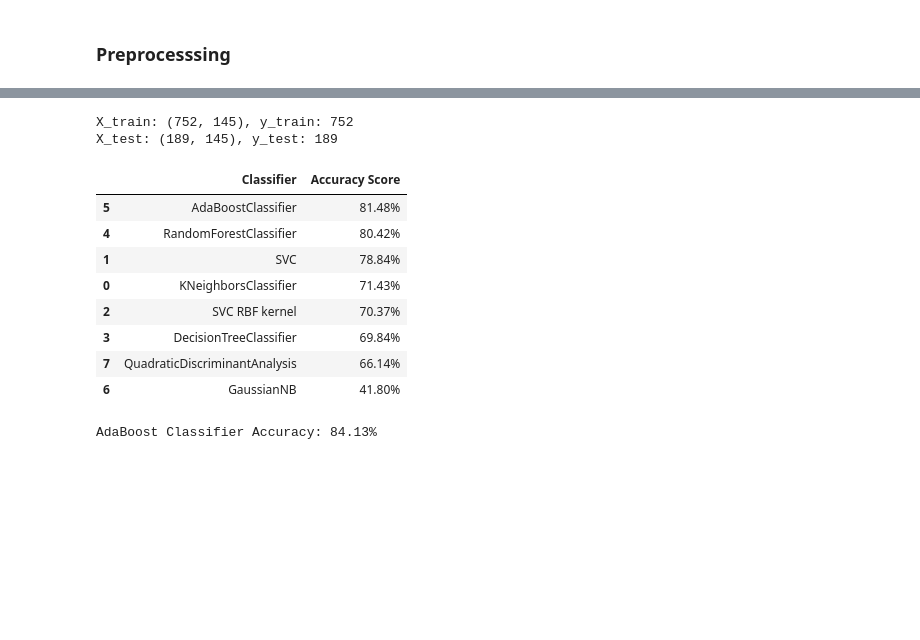
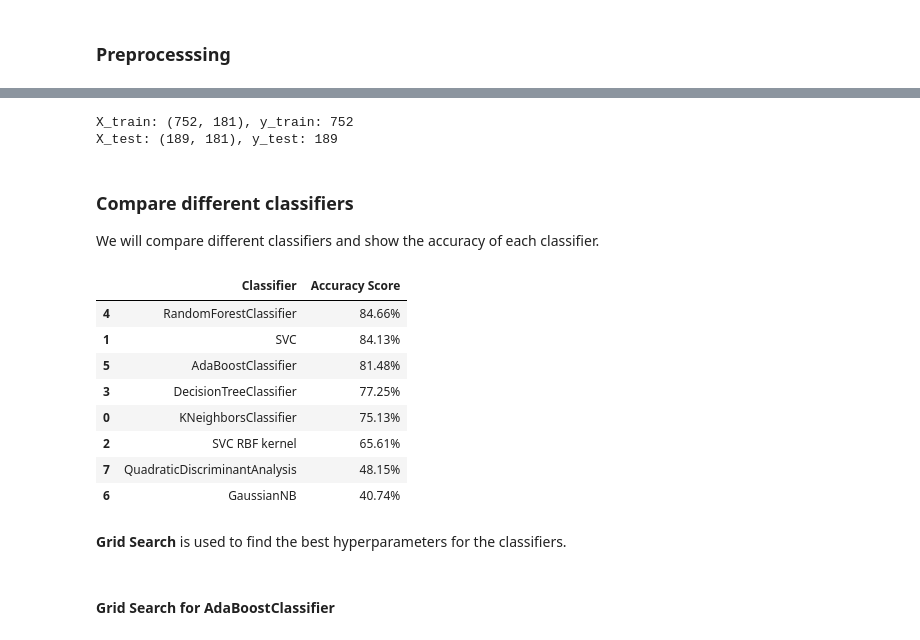
Before and after one commit to Shurtu-gal/heart-classification, a Jupyter notebook: heart_signal_classification.ipynb, the cells around one changed output, grey strips where cells are left out. Saved outputs shown, nothing was run; the diff lists cells and outputs as text; code cells hidden in the pictures; blank space fills up the shorter version.

```diff
--- a/heart_signal_classification.ipynb
+++ b/heart_signal_classification.ipynb
@@ -30,6 +34,6 @@ def load_data(data_dir):
     return data, np.array(sample_rate), np.array(labels)
 
 data, sample_rate, labels = load_data(data_dir)
-sample_rate = np.unique(sample_rate)[0]
+sample_rate = 4000
 print("Sample rate: ", sample_rate)
 # %% [output]
@@ -131,7 +116,7 @@ def extract_features(data, print_string="Extracting Features"):
     for audio in data:
         stft = np.abs(librosa.stft(audio))
         stft_features.append(np.mean(stft))
-        mfccs = np.mean(librosa.feature.mfcc(y=audio, sr=sample_rate, n_mfcc=4).T, axis=0)
+        mfccs = np.mean(librosa.feature.mfcc(y=audio, sr=sample_rate, n_mfcc=40).T, axis=0)
         mfcc_features.append(mfccs)
         mel_spectrogram = np.mean(librosa.feature.melspectrogram(y=audio, sr=sample_rate).T, axis=0)
         mel_spectrogram_features.append(mel_spectrogram)
@@ -139,7 +124,7 @@ def extract_features(data, print_string="Extracting Features"):
         chromagram_features.append(chromagram)
 
     print(f'{print_string} Done: STFT: {stft_features[0].shape}, MFCC: {mfcc_features[0].shape}, Mel Spectrogram: {mel_spectrogram_features[0].shape}, Chromagram: {chromagram_features[0].shape}')
-    return np.hstack((np.array(stft_features).reshape(-1, 1), np.array(mfcc_features), np.array(mel_spectrogram_features), np.array(chromagram_features)))
+    return np.hstack((np.array(stft_features).reshape(-1, 1),  np.array(mfcc_features), np.array(mel_spectrogram_features), np.array(chromagram_features)))
 
 features = extract_features(data)
 # %% [output]
@@ -267,62 +238,55 @@ Chromagram Features: mean: 0.8074275575493456, std: 0.05532479201870964, min: 0.
 # Train and Test Split [8, 2]
 from sklearn.model_selection import train_test_split
 
-X_train, X_test, y_train, y_test = train_test_split(features_scaled, labels, test_size=0.2, random_state=42)
+X_train, X_test, y_train_normal, y_test_normal = train_test_split(features_scaled, labels, test_size=0.2, random_state=42)
 
-print(f'X_train: {X_train.shape}, y_train: {len(y_train)}')
-print(f'X_test: {X_test.shape}, y_test: {len(y_test)}')
+print(f'X_train: {X_train.shape}, y_train: {len(y_train_normal)}')
+print(f'X_test: {X_test.shape}, y_test: {len(y_test_normal)}')
+
+y_train_normal = np.array([1 if label == 'normal' else 0 for label in y_train_normal])
+y_test_normal = np.array([1 if label == 'normal' else 0 for label in y_test_normal])
 # %% [output]
-X_train: (752, 145), y_train: 752
-X_test: (189, 145), y_test: 189
+X_train: (752, 181), y_train: 752
+X_test: (189, 181), y_test: 189
+# %% [markdown]
+### Compare different classifiers
+
+We will compare different classifiers and show the accuracy of each classifier.
 # %%
-#
 from sklearn.neighbors import KNeighborsClassifier
 from sklearn.svm import SVC
 from sklearn.tree import DecisionTreeClassifier
 from sklearn.ensemble import RandomForestClassifier, AdaBoostClassifier
 from sklearn.naive_bayes import GaussianNB
 from sklearn.discriminant_analysis import QuadraticDiscriminantAnalysis
 
 classification_models = [
     KNeighborsClassifier(),#(3),
     SVC(kernel='linear'),#, C=0.025),
     SVC(kernel='rbf'),
     DecisionTreeClassifier(),#max_depth=5),
     RandomForestClassifier(),#max_depth=5, n_estimators=10, max_features=1),
-    AdaBoostClassifier(),
+    AdaBoostClassifier(algorithm='SAMME'),#n_estimators=50),
     GaussianNB(),
     QuadraticDiscriminantAnalysis()]
 
 scores = []
-for model2 in classification_models:
-    model2.fit(X_train, y_train)
-    score = model2.score(X_test, y_test)
-    model_name = type(model2).__name__
-    if model_name=='SVC' and model2.kernel=='rbf': model_name+=' RBF kernel'
+for model in classification_models:
+    model.fit(X_train, y_train_normal)
+    score = model.score(X_test, y_test_normal)
+    model_name = type(model).__name__
+    if model_name=='SVC' and model.kernel=='rbf': model_name+=' RBF kernel'
     scores.append((model_name,(f'{100*score:.2f}%')))
 
 scores_df = pd.DataFrame(scores,columns=['Classifier','Accuracy Score'])
 scores_df.sort_values(by='Accuracy Score',axis=0,ascending=False)
 # %% [output]
 |  | Classifier | Accuracy Score |
+| 4 | RandomForestClassifier | 84.66% |
+| 1 | SVC | 84.13% |
 | 5 | AdaBoostClassifier | 81.48% |
-| 4 | RandomForestClassifier | 80.42% |
-| 1 | SVC | 78.84% |
-| 0 | KNeighborsClassifier | 71.43% |
-| 2 | SVC RBF kernel | 70.37% |
-| 3 | DecisionTreeClassifier | 69.84% |
-| 7 | QuadraticDiscriminantAnalysis | 66.14% |
-| 6 | GaussianNB | 41.80% |
+| 3 | DecisionTreeClassifier | 77.25% |
+| 0 | KNeighborsClassifier | 75.13% |
+| 2 | SVC RBF kernel | 65.61% |
+| 7 | QuadraticDiscriminantAnalysis | 48.15% |
+| 6 | GaussianNB | 40.74% |
-# %%
-from sklearn.ensemble import AdaBoostClassifier
-
-model2 = AdaBoostClassifier(
-    DecisionTreeClassifier(max_depth=1),
-    n_estimators=200
-)
-
-model2.fit(X_train, y_train)
-score = model2.score(X_test, y_test)
-print(f'AdaBoost Classifier Accuracy: {100*score:.2f}%')
-# %% [output]
-AdaBoost Classifier Accuracy: 84.13%
@@ -334,0 +293,2 @@ y_test = np.array([0 if label == 'normal' else 1 for label in y_test])
+# %% [markdown]
+**Grid Search** is used to find the best hyperparameters for the classifiers.
@@ -334,0 +316,2 @@ y_test = np.array([0 if label == 'normal' else 1 for label in y_test])
+# %% [markdown]
+#### Grid Search for AdaBoostClassifier
```
Also changed, not shown: parts of 27 cells of this notebook.
